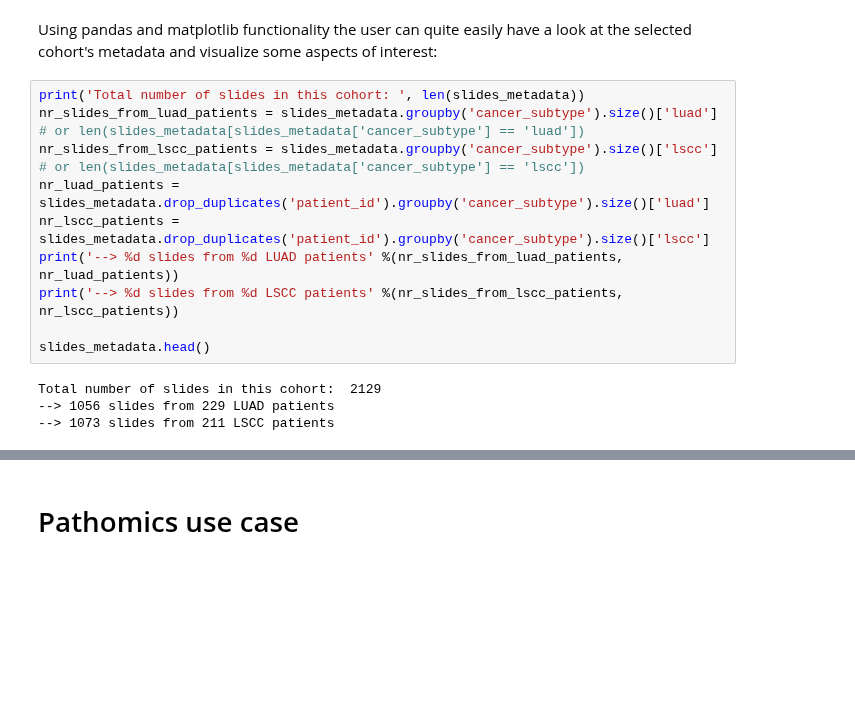
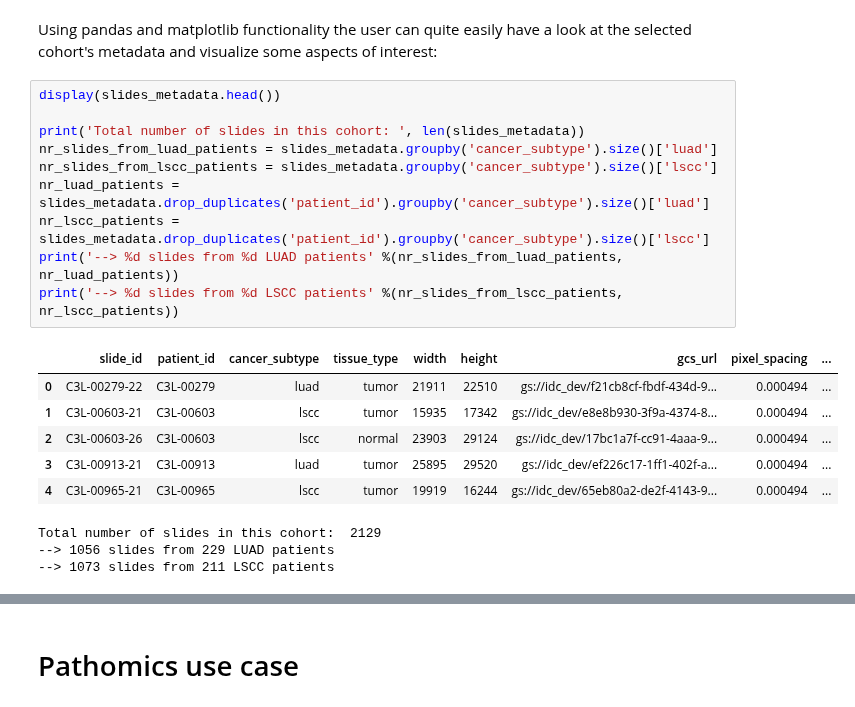
Before and after one commit to ImagingDataCommons/idc-pathomics-use-case-1, a Jupyter notebook: src/cptac-use-case.ipynb, the cells around one changed output, grey strips where cells are left out. Cells and saved outputs as stored; diff of their text form; blank space fills up the shorter version.

```diff
--- a/src/cptac-use-case.ipynb
+++ b/src/cptac-use-case.ipynb
@@ -128,16 +130,22 @@ slides_metadata.to_csv(slides_metadata_path, index=False) # Save slides metadata
 # %% [markdown]
 Using pandas and matplotlib functionality the user can quite easily have a look at the selected cohort's metadata and visualize some aspects of interest:
 # %%
+display(slides_metadata.head())
+
 print('Total number of slides in this cohort: ', len(slides_metadata))
-nr_slides_from_luad_patients = slides_metadata.groupby('cancer_subtype').size()['luad'] # or len(slides_metadata[slides_metadata['cancer_subtype'] == 'luad'])
-nr_slides_from_lscc_patients = slides_metadata.groupby('cancer_subtype').size()['lscc'] # or len(slides_metadata[slides_metadata['cancer_subtype'] == 'lscc'])
+nr_slides_from_luad_patients = slides_metadata.groupby('cancer_subtype').size()['luad']
+nr_slides_from_lscc_patients = slides_metadata.groupby('cancer_subtype').size()['lscc']
 nr_luad_patients = slides_metadata.drop_duplicates('patient_id').groupby('cancer_subtype').size()['luad']
 nr_lscc_patients = slides_metadata.drop_duplicates('patient_id').groupby('cancer_subtype').size()['lscc']
 print('--> %d slides from %d LUAD patients' %(nr_slides_from_luad_patients, nr_luad_patients))
 print('--> %d slides from %d LSCC patients' %(nr_slides_from_lscc_patients, nr_lscc_patients))
-
-slides_metadata.head()
 # %% [output]
+|  | slide_id | patient_id | cancer_subtype | tissue_type | width | height | gcs_url | pixel_spacing | ... |
+| 0 | C3L-00279-22 | C3L-00279 | luad | tumor | 21911 | 22510 | gs://idc_dev/f21cb8cf-fbdf-434d-9... | 0.000494 | ... |
+| 1 | C3L-00603-21 | C3L-00603 | lscc | tumor | 15935 | 17342 | gs://idc_dev/e8e8b930-3f9a-4374-8... | 0.000494 | ... |
+| 2 | C3L-00603-26 | C3L-00603 | lscc | normal | 23903 | 29124 | gs://idc_dev/17bc1a7f-cc91-4aaa-9... | 0.000494 | ... |
+| 3 | C3L-00913-21 | C3L-00913 | luad | tumor | 25895 | 29520 | gs://idc_dev/ef226c17-1ff1-402f-a... | 0.000494 | ... |
+| 4 | C3L-00965-21 | C3L-00965 | lscc | tumor | 19919 | 16244 | gs://idc_dev/65eb80a2-de2f-4143-9... | 0.000494 | ... |
 Total number of slides in this cohort:  2129
 --> 1056 slides from 229 LUAD patients
 --> 1073 slides from 211 LSCC patients
```
Also changed, not shown: parts of 26 cells of this notebook, 3 other files.
